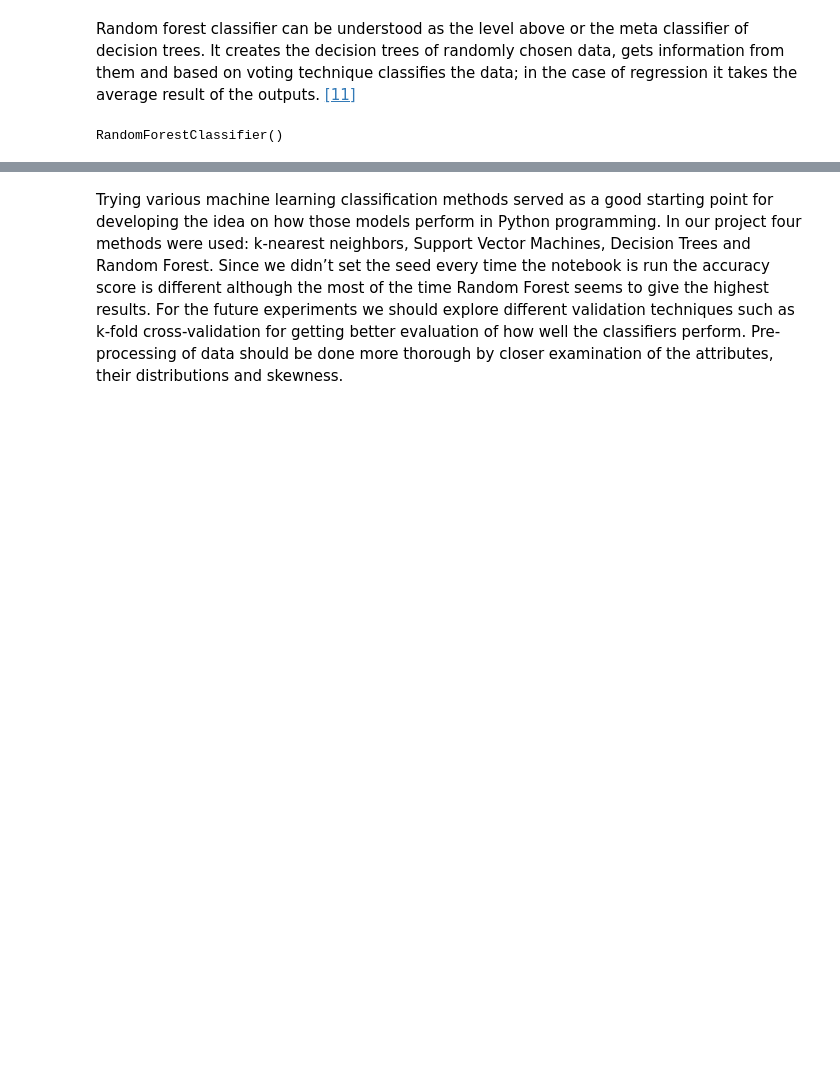
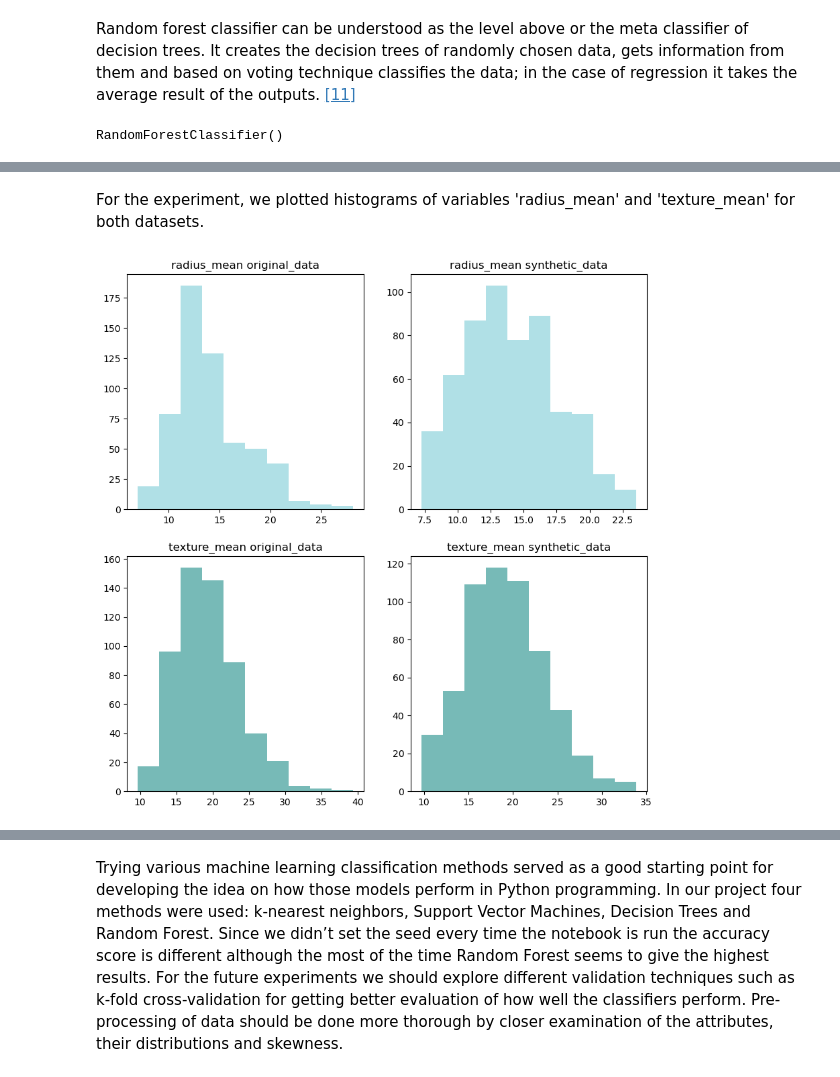
Before and after one commit to Tanja888/PfDA-Project2, a Jupyter notebook: Wisconsin-Breast-Cancer-analysis.ipynb, the cells around one changed output, grey strips where cells are left out. Drawn from its saved outputs; the diff is of its cells as text; code cells hidden in the pictures; blank space fills up the shorter version.

Commit message:
data synthesis

```diff
--- a/Wisconsin-Breast-Cancer-analysis.ipynb
+++ b/Wisconsin-Breast-Cancer-analysis.ipynb
@@ -586,0 +597,2 @@ accuracy
+# %%
+original_data = pd.read_csv('cancer.csv')
@@ -586,0 +617,5 @@ accuracy
+# %%
+model = GaussianCopula()
+model.fit(original_data)
+synthetic_data=model.sample(569)
+synthetic_data.head()
@@ -586,0 +662,22 @@ accuracy
+# %% [markdown]
+For the experiment, we plotted histograms of variables 'radius_mean' and 'texture_mean' for both datasets.
+# %%
+plt.figure(figsize = (10,10))
+
+plt.subplot(2,2,1)
+plt.hist(original_data['radius_mean'], color='#b0e0e6')
+plt.title(label='radius_mean original_data')
+
+plt.subplot(2,2,2)
+plt.hist(synthetic_data['radius_mean'], color='#b0e0e6');
+plt.title(label='radius_mean synthetic_data')
+
+plt.subplot(2,2,3)
+plt.hist(data['texture_mean'], color='#77bab7');
+plt.title(label='texture_mean original_data')
+
+plt.subplot(2,2,4)
+plt.hist(sample['texture_mean'], color='#77bab7')
+plt.title(label='texture_mean synthetic_data');
+# %% [output]
+[figure, added]
```
Also changed, not shown: parts of 43 cells of this notebook, 1 other file.
